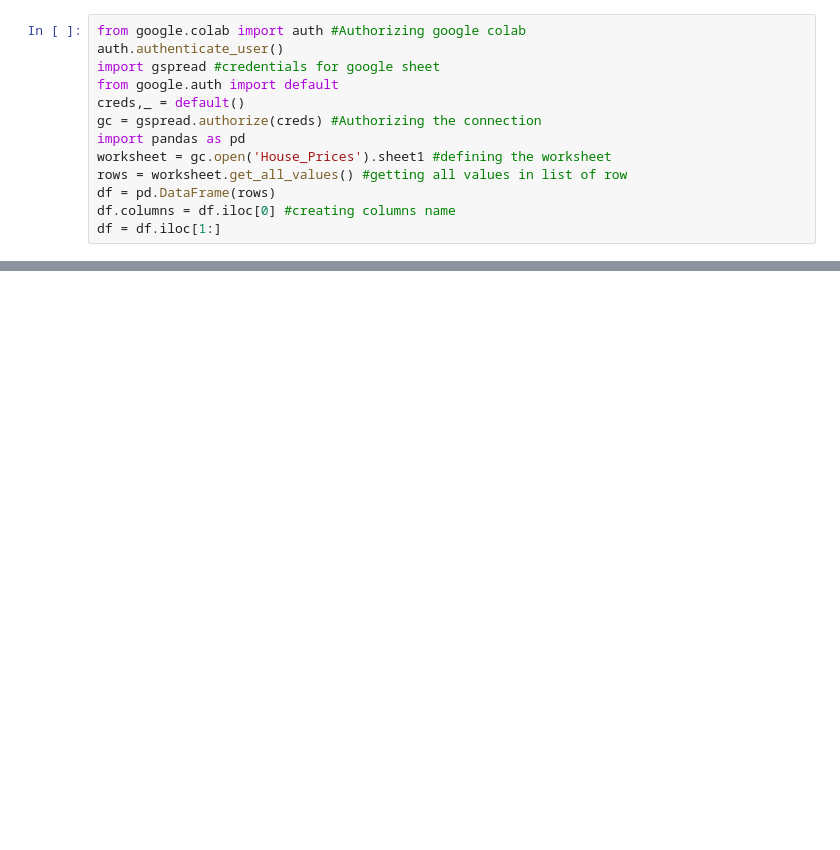
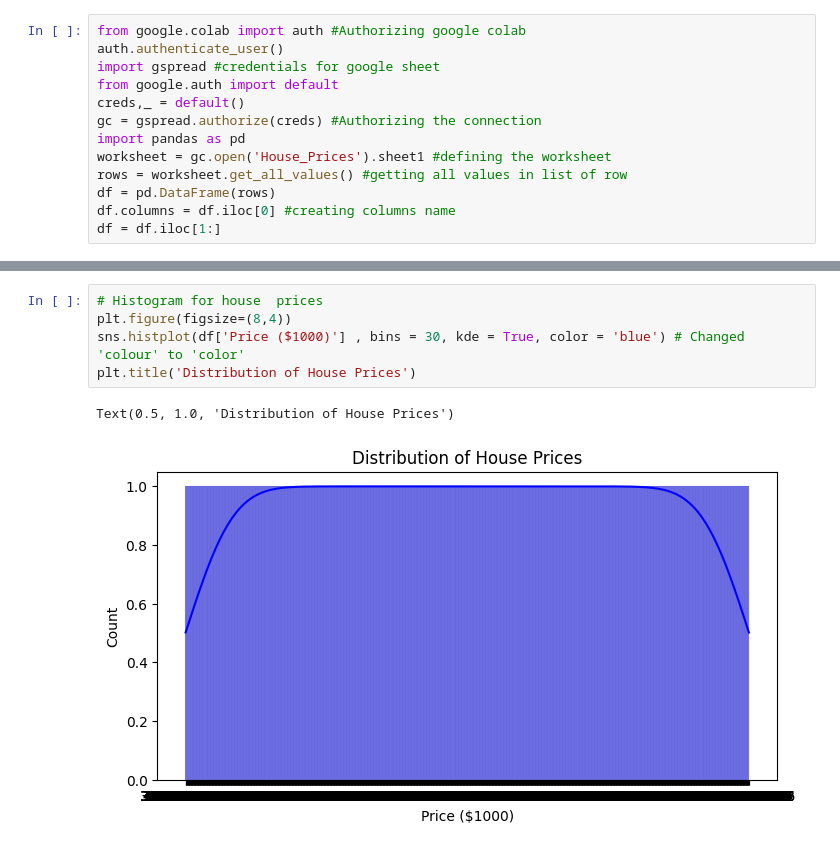
Before and after one commit to stevejj4/Data-Cleaning, a Jupyter notebook: House_price.ipynb, the cells around one changed output, grey strips where cells are left out. Cells and saved outputs as stored; diff of their text form; blank space fills up the shorter version.

```diff
--- a/House_price.ipynb
+++ b/House_price.ipynb
@@ -24,0 +36,8 @@ df.head()
+# %%
+# Histogram for house  prices
+plt.figure(figsize=(8,4))
+sns.histplot(df['Price ($1000)'] , bins = 30, kde = True, color = 'blue') # Changed 'colour' to 'color'
+plt.title('Distribution of House Prices')
+# %% [output]
+Text(0.5, 1.0, 'Distribution of House Prices')
+[figure, added]
```
Also changed, not shown: parts of 7 cells of this notebook.
